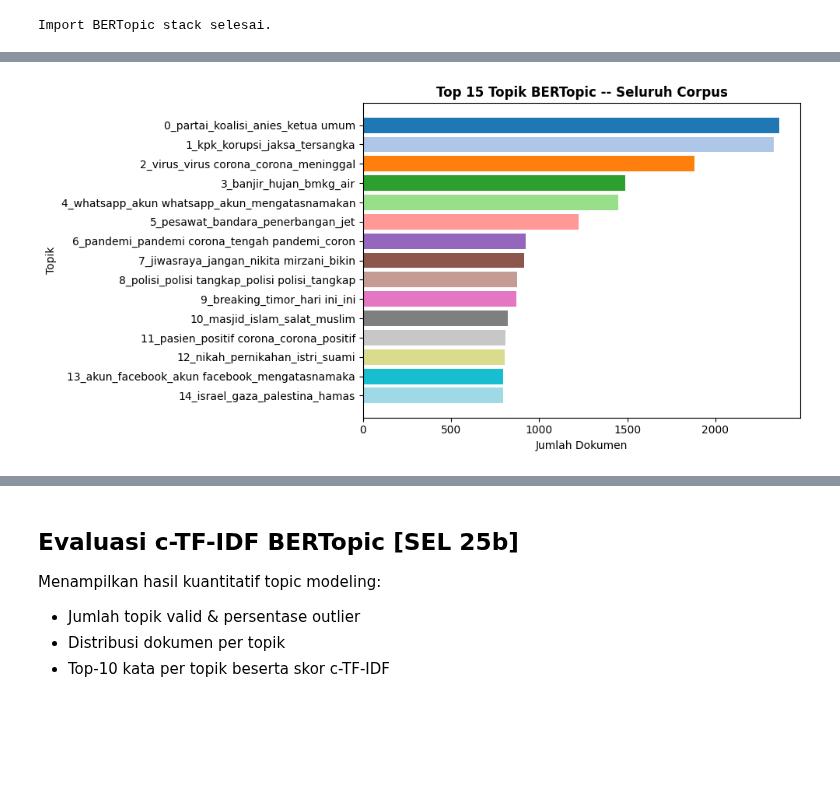
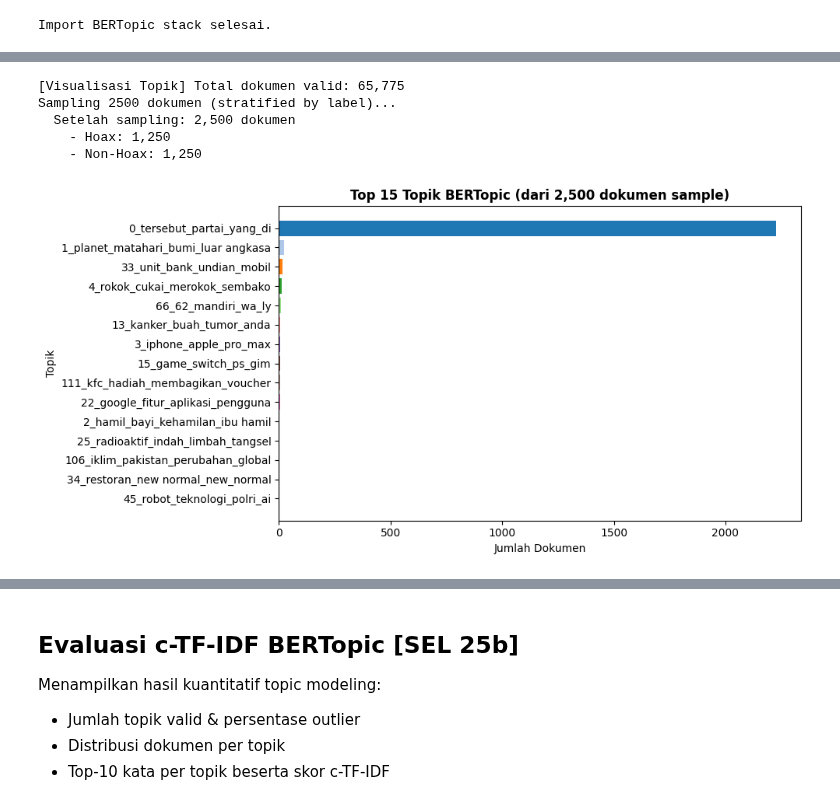
Before and after one commit to fjrmhri/Deteksi_Hoaks_V1, a Jupyter notebook: notebooks/Final_V4.ipynb, the cells around one changed output, grey strips where cells are left out. Saved outputs shown, nothing was run; the diff lists cells and outputs as text; code cells hidden in the pictures; blank space fills up the shorter version.

```diff
--- a/notebooks/Final_V4.ipynb
+++ b/notebooks/Final_V4.ipynb
@@ -1476,59 +1704,91 @@ BERTopic selesai.
 # %%
-# ================================================================
-# SEL 25 -- Visualisasi Distribusi Topik & Analisis per Label [A3]
-# ================================================================
+# ================== SEL 25 -- Visualisasi Topik dan Analisis per Label ==================
+# Membuat visualisasi distribusi topik dari BERTopic:
+#   1. Grafik Top-N topik berdasarkan jumlah dokumen (dari sample 2500)
+#   2. Analisis topik dominan per label (hoax vs non-hoax)
+# Memberikan insights tentang topik yang sering dikaitkan dengan hoax vs non-hoax.
+# Batasan dokumen untuk visualisasi: 2500 dokumen (stratified sampling untuk menjaga proporsi label)
+# =======================================================================================
 if AKTIFKAN_BERTOPIC and model_topik is not None:
     info_viz   = model_topik.get_topic_info()
     info_valid = info_viz[info_viz["Topic"] != -1].copy()
 
-    # Plot 1: Top-N topik berdasarkan jumlah dokumen
-    if len(info_valid) > 0:
-        top_n  = min(15, len(info_valid))
-        df_viz = info_valid.nlargest(top_n, "Count")
-        plt.figure(figsize=(10, 5))
-        plt.barh([str(n)[:45] for n in df_viz["Name"]], df_viz["Count"],
-                  color=plt.cm.tab20(np.linspace(0,1,len(df_viz))))
-        plt.xlabel("Jumlah Dokumen"); plt.ylabel("Topik")
-        plt.title(f"Top {top_n} Topik BERTopic -- Seluruh Corpus",
-                  fontsize=12, fontweight="bold")
-        plt.gca().invert_yaxis(); plt.tight_layout()
-        plt.savefig("distribusi_topik_bertopic.png", dpi=150, bbox_inches="tight")
-        plt.show()
-        print("Grafik distribusi topik disimpan: distribusi_topik_bertopic.png")
-
-    # [A3] Analisis topik per label hoax/non-hoax
+    # Siapkan data untuk visualisasi dengan batasan 2500 dokumen
     df_analisis = train_df_pra_oversampling[["text","label"]].copy()
     n_cocok = min(len(df_analisis), len(id_topik))
     df_analisis = df_analisis.iloc[:n_cocok].copy()
     df_analisis["topic_id"] = id_topik[:n_cocok]
     df_analisis = df_analisis[df_analisis["topic_id"] != -1]
 
+    # Stratified sampling untuk visualisasi (max 2500 dokumen)
+    MAKS_DOKUMEN_VIZ = 2500
+    print(f"\n[Visualisasi Topik] Total dokumen valid: {len(df_analisis):,}")
+    if len(df_analisis) > MAKS_DOKUMEN_VIZ:
+        print(f"Sampling {MAKS_DOKUMEN_VIZ} dokumen (stratified by label)...")
+        # Stratified sampling: pertahankan proporsi hoax:non-hoax menggunakan groupby
+        sample_hoax = df_analisis[df_analisis["label"] == 1].sample(
+            n=min(len(df_analisis[df_analisis["label"] == 1]), MAKS_DOKUMEN_VIZ // 2),
+            random_state=42
+        )
+        sample_non_hoax = df_analisis[df_analisis["label"] == 0].sample(
+            n=min(len(df_analisis[df_analisis["label"] == 0]), MAKS_DOKUMEN_VIZ // 2),
+            random_state=42
+        )
+        df_analisis = pd.concat([sample_hoax, sample_non_hoax], ignore_index=True)
+        print(f"  Setelah sampling: {len(df_analisis):,} dokumen")
+        print(f"    - Hoax: {len(df_analisis[df_analisis['label'] == 1]):,}")
+        print(f"    - Non-Hoax: {len(df_analisis[df_analisis['label'] == 0]):,}")
+
+    # Plot 1: Top-N topik berdasarkan jumlah dokumen (dari sample)
     if len(df_analisis) > 0 and len(info_valid) > 0:
         peta_nama = dict(zip(info_valid["Topic"], info_valid["Name"]))
         df_analisis["topic_name"] = df_analisis["topic_id"].map(peta_nama)
+
+        # Hitung distribusi topik dari sample
+        topic_counts = df_analisis["topic_name"].value_counts()
+        top_n = min(15, len(topic_counts))
+        top_topics = topic_counts.head(top_n)
+
+        plt.figure(figsize=(10, max(5, top_n * 0.3)))
+        plt.barh(top_topics.index.str[:45], top_topics.values,
+                  color=plt.cm.tab20(np.linspace(0,1,len(top_topics))))
+        plt.xlabel("Jumlah Dokumen"); plt.ylabel("Topik")
+        plt.title(f"Top {top_n} Topik BERTopic (dari {len(df_analisis):,} dokumen sample)",
+                  fontsize=12, fontweight="bold")
+        plt.gca().invert_yaxis(); plt.tight_layout()
+        plt.savefig("distribusi_topik_bertopic.png", dpi=150, bbox_inches="tight")
+        plt.show()
+        print(f"✓ Grafik distribusi topik disimpan: distribusi_topik_bertopic.png")
+
+        # Plot 2: Analisis topik per label hoax/non-hoax
         top_k_a = min(10, len(info_valid))
-
         fig, axes = plt.subplots(1, 2, figsize=(16, 5))
-        fig.suptitle("Distribusi Topik per Label -- [A3]", fontsize=13, fontweight="bold")
+        fig.suptitle(f"Distribusi Topik per Label (Stratified Sample: {len(df_analisis):,} dokumen)",
+                     fontsize=13, fontweight="bold")
 
         for ax, lbl, judul, warna in [
             (axes[0], 0, "Topik Dominan -- Non-Hoax", "#16A34A"),
             (axes[1], 1, "Topik Dominan -- Hoax",     "#DC2626"),
         ]:
             subset = df_analisis[df_analisis["label"]==lbl]
             if len(subset) == 0:
                 ax.text(0.5, 0.5, "Tidak ada data", ha="center"); continue
             hitung = subset["topic_name"].value_counts().head(top_k_a)
             ax.barh(hitung.index.str[:40], hitung.values, color=warna, alpha=0.85)
-            ax.set_title(judul, fontsize=11, fontweight="bold")
+            ax.set_title(f"{judul} (n={len(subset):,})", fontsize=11, fontweight="bold")
             ax.set_xlabel("Jumlah Dokumen")
             ax.invert_yaxis(); ax.grid(axis="x", alpha=0.3)
 
         plt.tight_layout()
         plt.savefig("topik_per_label.png", dpi=150, bbox_inches="tight")
         plt.show()
-        print("Analisis topik per label disimpan: topik_per_label.png  [A3]")
+        print(f"✓ Analisis topik per label disimpan: topik_per_label.png")
 else:
     print("Model BERTopic belum tersedia, visualisasi dilewati.")
 # %% [output]
+[Visualisasi Topik] Total dokumen valid: 65,775
+Sampling 2500 dokumen (stratified by label)...
+  Setelah sampling: 2,500 dokumen
+    - Hoax: 1,250
+    - Non-Hoax: 1,250
-[figure, old version]
+[figure, new version]
```
Also changed, not shown: parts of 31 cells of this notebook, 6 other files.
